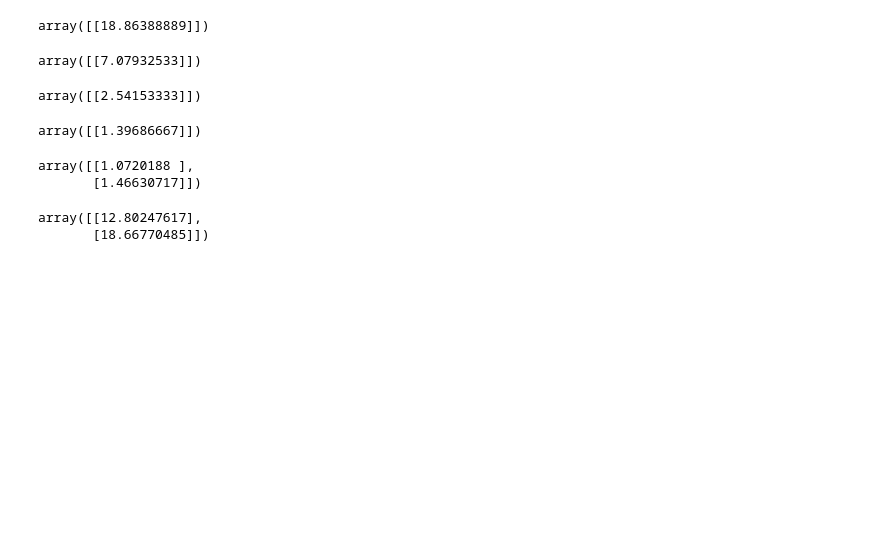
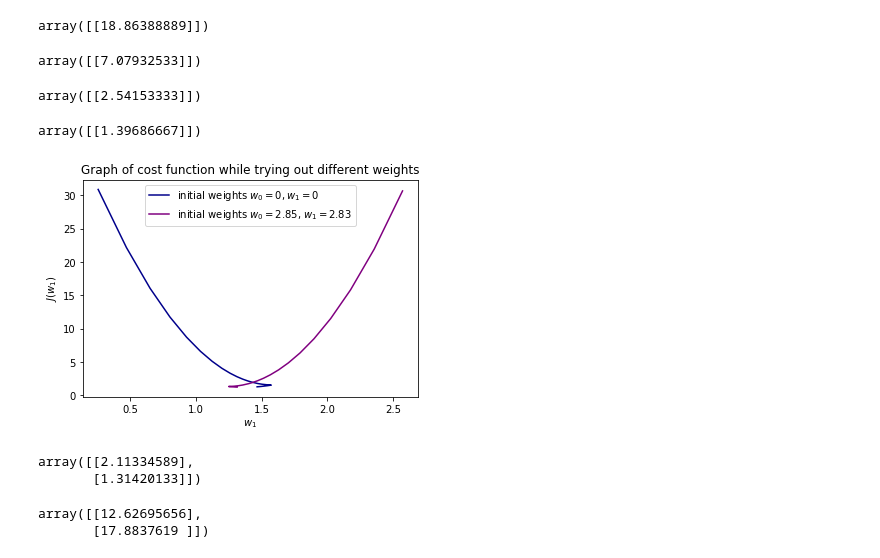
Before and after one commit to GDSC-CPU/tf-workshop, a Jupyter notebook: notebooks/playground.ipynb, the cells around one changed output. Cells and saved outputs as stored; diff of their text form; code cells hidden in the pictures; blank space fills up the shorter version.

```diff
--- a/notebooks/playground.ipynb
+++ b/notebooks/playground.ipynb
@@ -176,27 +176,29 @@ theta, cost_history, theta_1_history = gradient_descent(
     [0.0]
   ])
 )
-# theta, cost_history_2, theta_1_history_2 = gradient_descent(
-#   X_with_bias,
-#   y,
-#   np.array([
-#     [2.85],
-#     [2.83],
-#   ])
-# )
+theta, cost_history_2, theta_1_history_2 = gradient_descent(
+  X_with_bias,
+  y,
+  np.array([
+    [2.85],
+    [2.83],
+  ])
+)
 # %%
-# plt.title('Graph of cost function while trying out different weights')
-# plt.xlabel(r'$w_1$')
-# plt.ylabel(r'$J(w_1)$')
-# plt.plot(theta_1_history, cost_history, color="darkblue", label=r"initial weights $w_0 = 0, w_1 = 0$")
-# plt.plot(theta_1_history_2, cost_history_2, color="purple", label=r"initial weights $w_0 = 2.85$, $w_1 = 2.83$")
-# plt.legend()
-# plt.savefig('graph-cost.jpg')
+plt.title('Graph of cost function while trying out different weights')
+plt.xlabel(r'$w_1$')
+plt.ylabel(r'$J(w_1)$')
+plt.plot(theta_1_history, cost_history, color="darkblue", label=r"initial weights $w_0 = 0, w_1 = 0$")
+plt.plot(theta_1_history_2, cost_history_2, color="purple", label=r"initial weights $w_0 = 2.85$, $w_1 = 2.83$")
+plt.legend()
+plt.savefig('graph-cost.jpg')
+# %% [output]
+[figure, added]
 # %%
 theta
 # %% [output]
-array([[1.0720188 ],
-       [1.46630717]])
+array([[2.11334589],
+       [1.31420133]])
 # %%
 x_unseen = add_ones(np.array([
   [8],
@@ -205,5 +207,5 @@ x_unseen = add_ones(np.array([
 
 x_unseen @ theta
 # %% [output]
-array([[12.80247617],
-       [18.66770485]])
+array([[12.62695656],
+       [17.8837619 ]])
```
Also changed, not shown: parts of 1 cell of this notebook, 1 other file.
